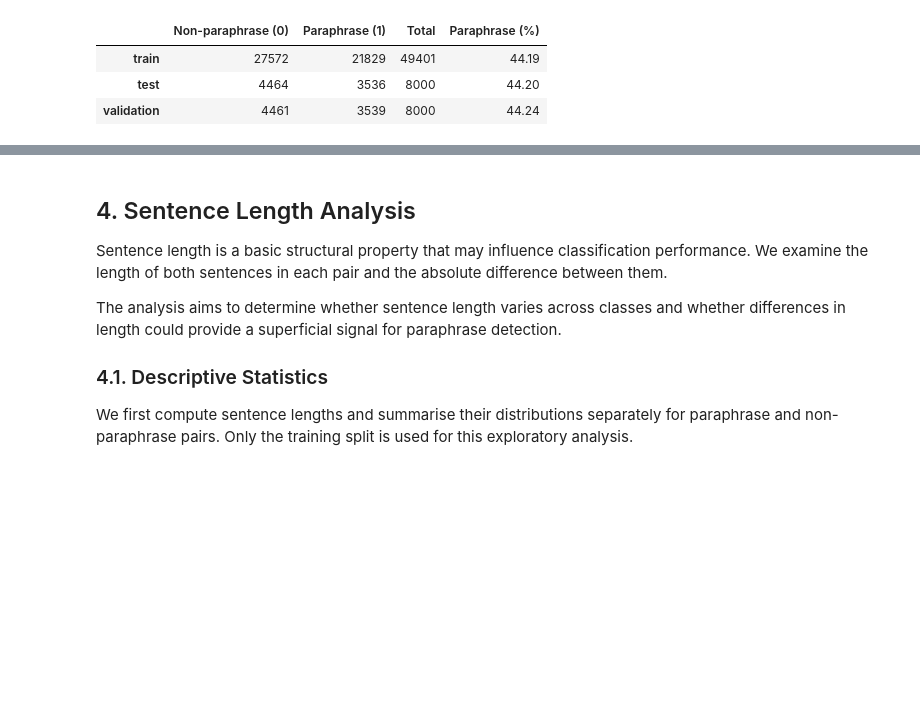
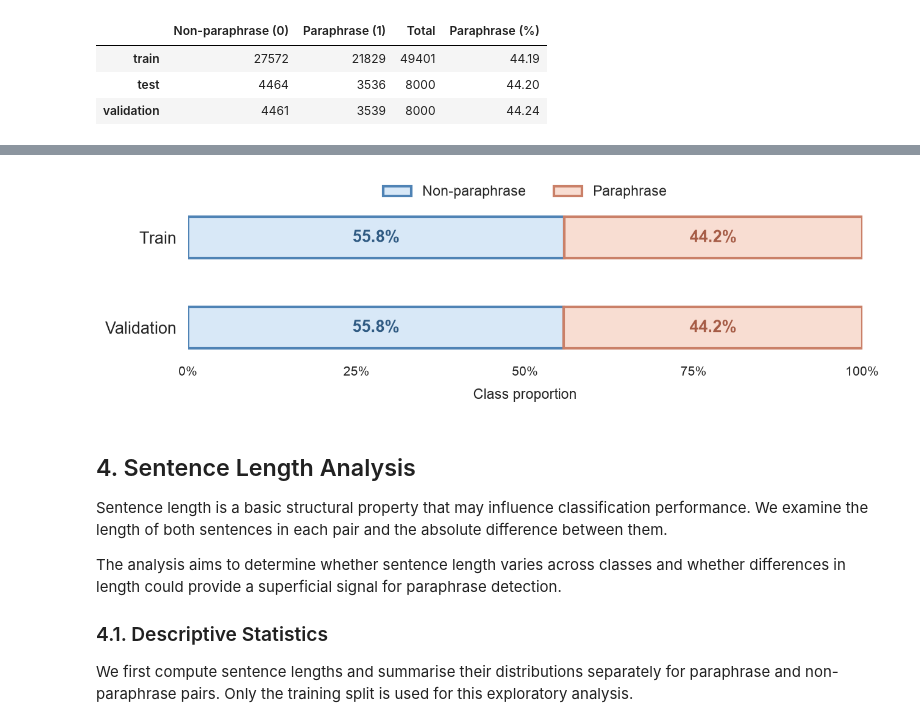
Before and after one commit to nuriallfe/nlp1, a Jupyter notebook: data_exploration.ipynb, the cells around one changed output, grey strips where cells are left out. Drawn from its saved outputs; the diff is of its cells as text; code cells hidden in the pictures; blank space fills up the shorter version.

```diff
--- a/data_exploration.ipynb
+++ b/data_exploration.ipynb
@@ -129,3 +129,94 @@ display(class_counts)
 | train | 27572 | 21829 | 49401 | 44.19 |
 | test | 4464 | 3536 | 8000 | 44.20 |
 | validation | 4461 | 3539 | 8000 | 44.24 |
+# %%
+
+import matplotlib.pyplot as plt
+import seaborn as sns
+
+sns.set_theme(style="white", context="talk")
+
+# Class proportions (training and validation only)
+splits = ["train", "validation"]
+counts = class_counts.loc[
+    splits, ["Non-paraphrase (0)", "Paraphrase (1)"]
+]
+proportions = counts.div(counts.sum(axis=1), axis=0) * 100
+
+# Soft fills with stronger outlines
+colors = {
+    "Non-paraphrase": {"fill": "#D8E8F7", "edge": "#4F83B5"},
+    "Paraphrase": {"fill": "#F8DDD2", "edge": "#CA8068"}
+}
+
+fig, ax = plt.subplots(figsize=(9, 3.2), dpi=150)
+
+for y, split in enumerate(splits):
+    negative = proportions.loc[split, "Non-paraphrase (0)"]
+    positive = proportions.loc[split, "Paraphrase (1)"]
+
+    ax.barh(
+        y, negative,
+        height=0.46,
+        color=colors["Non-paraphrase"]["fill"],
+        edgecolor=colors["Non-paraphrase"]["edge"],
+        linewidth=2,
+        label="Non-paraphrase" if y == 0 else None
+    )
+
+    ax.barh(
+        y, positive,
+        left=negative,
+        height=0.46,
+        color=colors["Paraphrase"]["fill"],
+        edgecolor=colors["Paraphrase"]["edge"],
+        linewidth=2,
+        label="Paraphrase" if y == 0 else None
+    )
+
+    # Percentage annotations
+    ax.text(
+        negative / 2, y, f"{negative:.1f}%",
+        ha="center", va="center",
+        fontsize=13, fontweight="semibold", color="#305B83"
+    )
+    ax.text(
+        negative + positive / 2, y, f"{positive:.1f}%",
+        ha="center", va="center",
+        fontsize=13, fontweight="semibold", color="#A65C46"
+    )
+
+# Formatting
+ax.set_yticks(range(len(splits)))
+ax.set_yticklabels(["Train", "Validation"], fontsize=13, fontweight="medium")
+ax.invert_yaxis()
+
+ax.set_xlim(0, 100)
+ax.set_xticks([0, 25, 50, 75, 100])
+ax.set_xticklabels(["0%", "25%", "50%", "75%", "100%"], fontsize=10)
+
+ax.set_xlabel("Class proportion", fontsize=11, labelpad=8)
+ax.tick_params(axis="both", length=0, pad=9)
+
+for spine in ax.spines.values():
+    spine.set_visible(False)
+
+ax.legend(
+    loc="upper center",
+    bbox_to_anchor=(0.5, 1.26),
+    ncol=2,
+    frameon=False,
+    fontsize=11
+)
+
+fig.tight_layout()
+
+# Export as vector graphic for slides
+fig.savefig(
+    "paws_class_distribution.svg",
+    bbox_inches="tight",
+    transparent=True
+)
+
+plt.show()
+# %% [output]
@@ -132,3 +225,4 @@ display(class_counts)
+[figure, added]
 # %% [markdown]
 ## 4. Sentence Length Analysis
 
```
Also changed, not shown: parts of 1 cell of this notebook, 3 other files.
